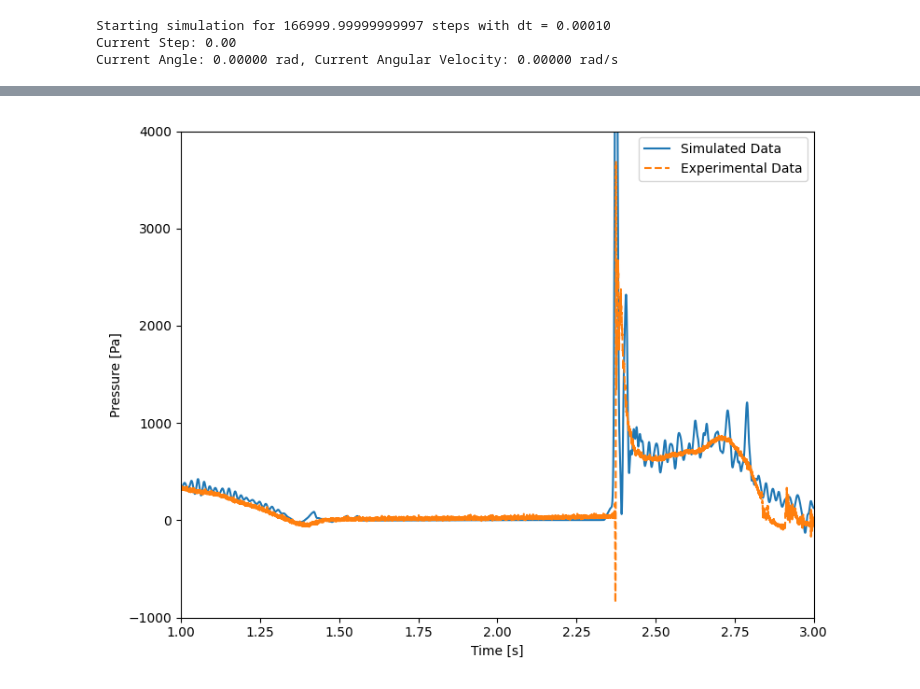
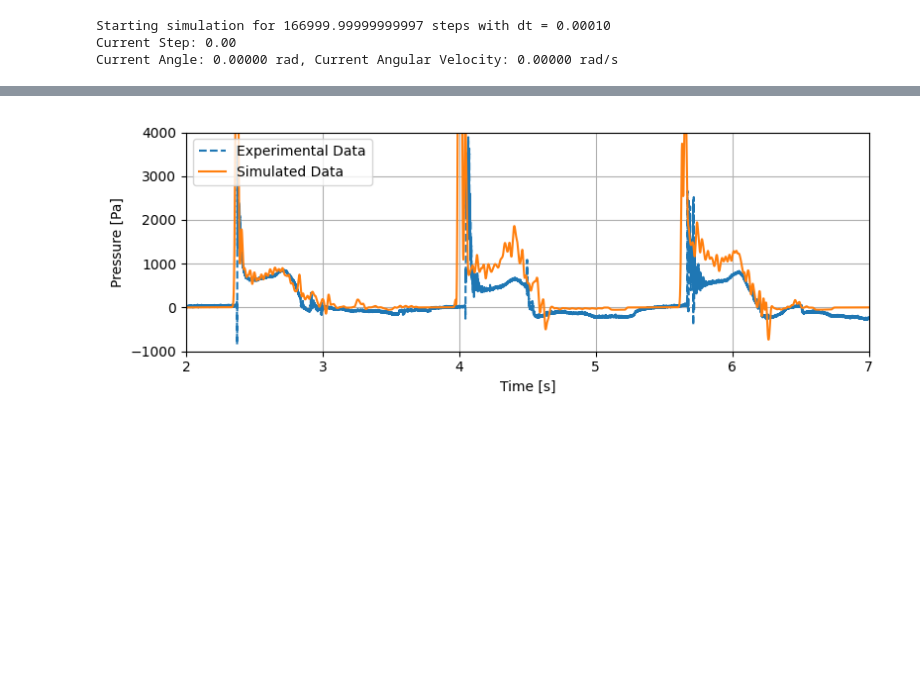
Before and after one commit to tum-pbs/diffSPH, a Jupyter notebook: examples/weaklyCompressible/16_SloshingTank.ipynb, the cells around one changed output, grey strips where cells are left out. Cells and saved outputs as stored; diff of their text form; code cells hidden in the pictures; blank space fills up the shorter version.

```diff
--- a/examples/weaklyCompressible/16_SloshingTank.ipynb
+++ b/examples/weaklyCompressible/16_SloshingTank.ipynb
@@ -702,37 +702,39 @@ for i in (tq:=tqdm(range(timesteps))):
         fig.savefig(f'output/{exportName}_3/frame_{i:05d}.png', dpi=150)
     # break
 # %%
-fig, axis = plt.subplots(1, 1, figsize=(8, 6), squeeze=False)
+fig, axis = plt.subplots(1, 1, figsize=(8, 3), squeeze=False)
 
 # exact pressure plot
 # axis[0,0].plot(np.arange(len(pressures)) * dt, pressures)
 # smooth pressure plot
 
+rollTimes = rollHistory['Time[s]'].to_numpy()
+pressure = rollHistory['Pressure[mbar]'].to_numpy()
+axis[0,0].plot(rollTimes, pressure * 100, label='Experimental Data', linestyle='--')
+
+
 times = np.arange(len(pressures)) * dt
 from scipy.ndimage import gaussian_filter1d
-smoothedPressures = gaussian_filter1d(pressures, sigma=32)
+smoothedPressures = gaussian_filter1d(pressures, sigma=64)
 axis[0,0].plot(times, smoothedPressures, label='Simulated Data', linestyle='-')
 
 
 axis[0,0].set_xlabel('Time [s]')
 axis[0,0].set_ylabel('Pressure [Pa]')
 # axis[0,0].set_title('Sensor Pressure Over Time')
 
 
-rollTimes = rollHistory['Time[s]'].to_numpy()
-pressure = rollHistory['Pressure[mbar]'].to_numpy()
-axis[0,0].plot(rollTimes, pressure * 100, label='Experimental Data', linestyle='--')
-
 
 # axis[0,0].plot(rollTimes, positionSmooth * 1000, label='Angle', linestyle='-')
 
 axis[0,0].set_ylim(-1000, 4000)
-axis[0,0].set_xlim(1, 3)
+axis[0,0].set_xlim(2, 7)
 
 axis[0,0].legend()
+axis[0,0].grid()
 
 fig.tight_layout()
 # %% [output]
-[figure, old version]
+[figure, new version]
 # %%
 fig.savefig(f'output/{exportName}_2/sensor_pressure.pdf', dpi=150)
```
Also changed, not shown: parts of 3 cells of this notebook, 4 other files.
